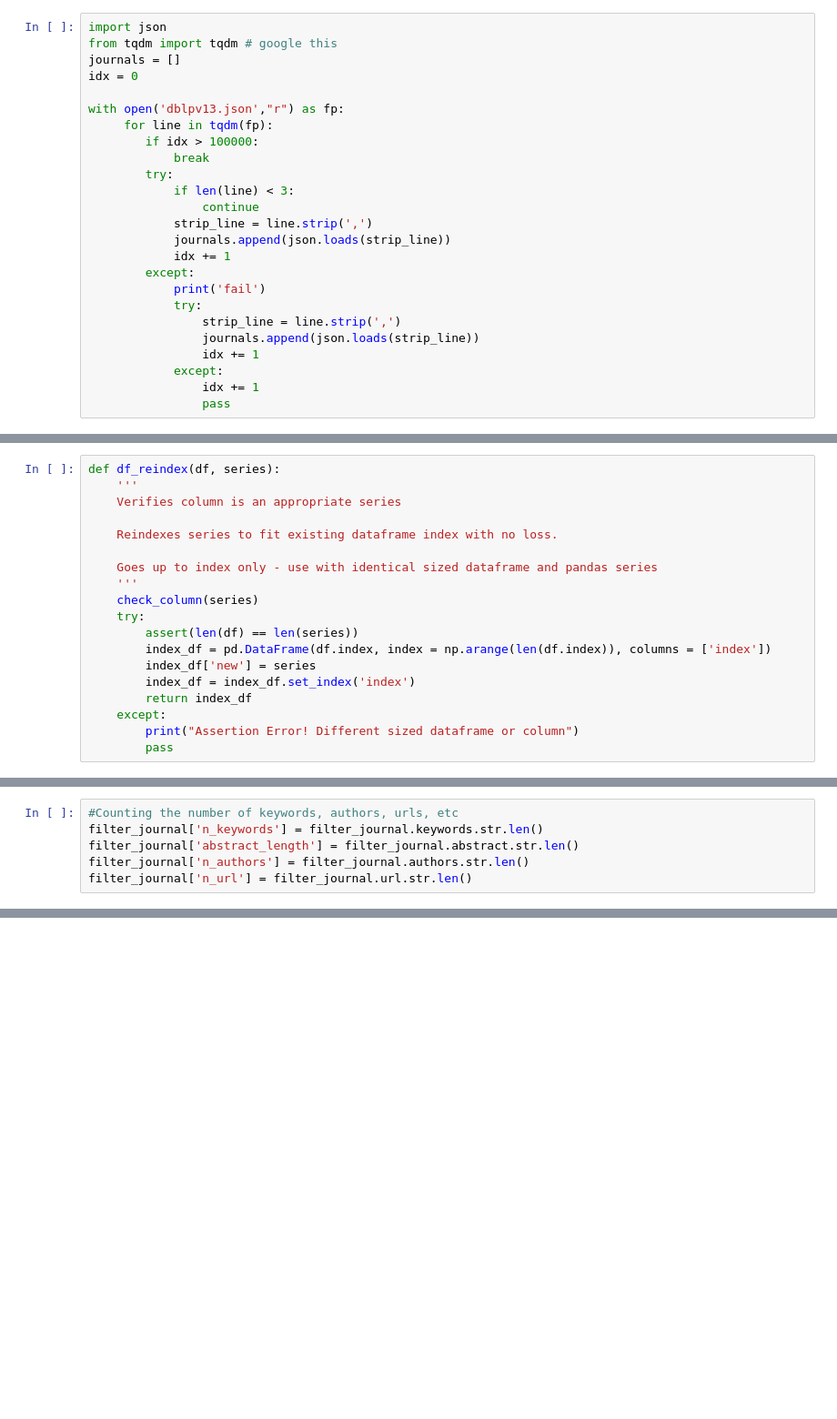
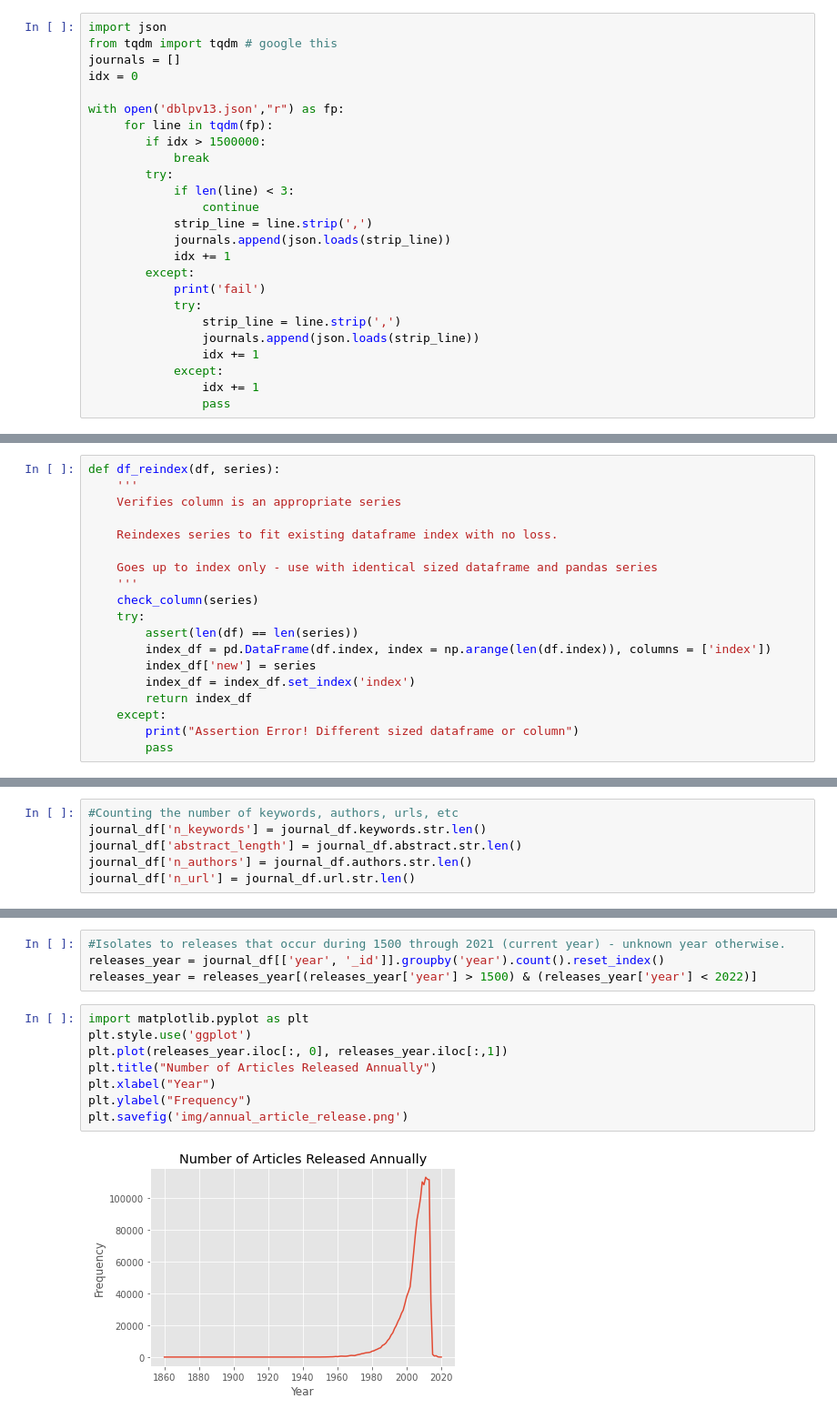
Before and after one commit to Cynz300/Scientific_Networking, a Jupyter notebook: Streamlined.ipynb, the cells around one changed output, grey strips where cells are left out. Shown at 91% size. Drawn from its saved outputs; the diff is of its cells as text; blank space fills up the shorter version.

Commit message:
Adding initial images for 1.5M results

```diff
--- a/Streamlined.ipynb
+++ b/Streamlined.ipynb
@@ -32,7 +34,7 @@ idx = 0
 
 with open('dblpv13.json',"r") as fp:
      for line in tqdm(fp):
-        if idx > 100000:
+        if idx > 1500000:
             break
         try:
             if len(line) < 3:
@@ -785,6 +248,6 @@ Index(['_id', 'title', 'authors', 'venue', 'year', 'keywords', 'n_citation',
 # %%
 #Counting the number of keywords, authors, urls, etc
-filter_journal['n_keywords'] = filter_journal.keywords.str.len()
-filter_journal['abstract_length'] = filter_journal.abstract.str.len()
-filter_journal['n_authors'] = filter_journal.authors.str.len()
-filter_journal['n_url'] = filter_journal.url.str.len()
+journal_df['n_keywords'] = journal_df.keywords.str.len()
+journal_df['abstract_length'] = journal_df.abstract.str.len()
+journal_df['n_authors'] = journal_df.authors.str.len()
+journal_df['n_url'] = journal_df.url.str.len()
@@ -827,0 +290,14 @@ filter_journal
+# %%
+#Isolates to releases that occur during 1500 through 2021 (current year) - unknown year otherwise.
+releases_year = journal_df[['year', '_id']].groupby('year').count().reset_index()
+releases_year = releases_year[(releases_year['year'] > 1500) & (releases_year['year'] < 2022)]
+# %%
+import matplotlib.pyplot as plt
+plt.style.use('ggplot')
+plt.plot(releases_year.iloc[:, 0], releases_year.iloc[:,1])
+plt.title("Number of Articles Released Annually")
+plt.xlabel("Year")
+plt.ylabel("Frequency")
+plt.savefig('img/annual_article_release.png')
+# %% [output]
+[figure, added]
```
Also changed, not shown: parts of 76 cells of this notebook, 13 other files.
